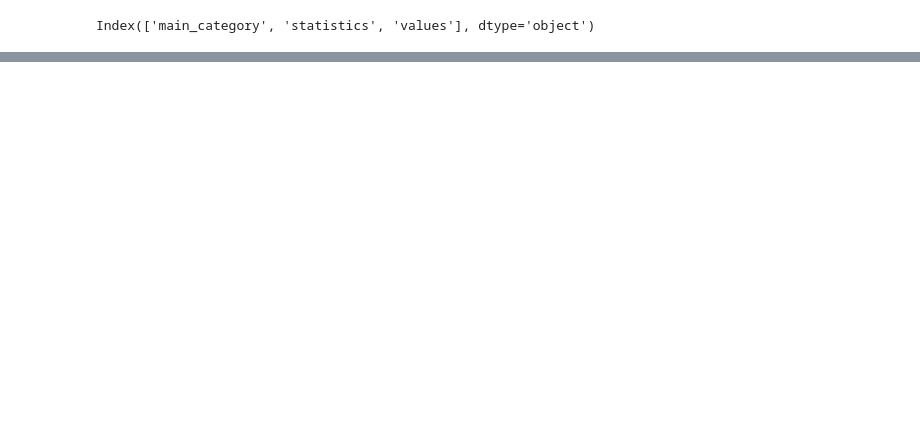
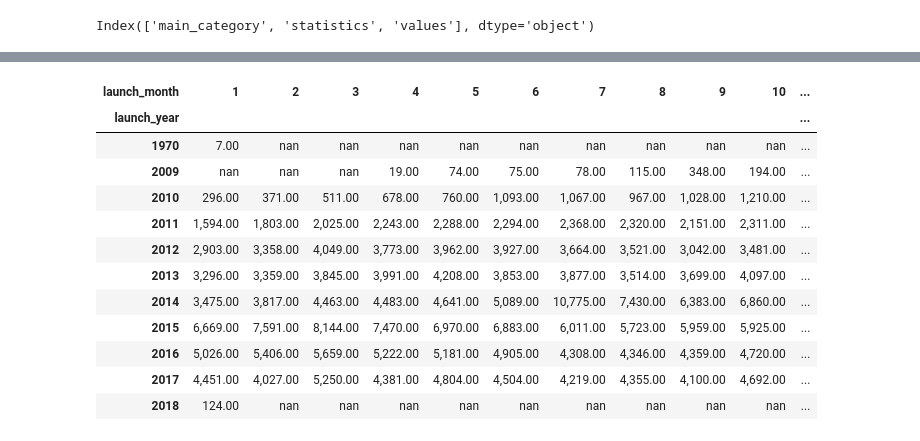
Before and after one commit to idontdomath/datos-exploratory-data-analysis, a Jupyter notebook: 2020-01/01-kickstarter-projects-stack-unstack-pivot.ipynb, the cells around one changed output, grey strips where cells are left out. Cells and saved outputs as stored; diff of their text form; code cells hidden in the pictures; blank space fills up the shorter version.

```diff
--- a/2020-01/01-kickstarter-projects-stack-unstack-pivot.ipynb
+++ b/2020-01/01-kickstarter-projects-stack-unstack-pivot.ipynb
@@ -721,0 +763,5 @@ projects_by_main_category_reshaped.pivot_table(index='main_category',columns='st
+# %%
+# procesamiento de fechas de lanzamiento en mes y año
+projects_2017['launched'] = pd.to_datetime(projects_2017['launched'])
+projects_2017['launch_month'] = projects_2017['launched'].dt.month
+projects_2017['launch_year'] = projects_2017['launched'].dt.year
@@ -721,0 +788,20 @@ projects_by_main_category_reshaped.pivot_table(index='main_category',columns='st
+# %%
+# generamos una columna para agregar y procesar mediante una tabla pivot
+projects_2017['active_project'] = 1
+for_heatmap = projects_2017.pivot_table(index='launch_year', columns='launch_month', values='active_project', aggfunc='sum')
+# %%
+for_heatmap
+# %% [output]
+| launch_month | 1 | 2 | 3 | 4 | 5 | 6 | 7 | 8 | 9 | 10 | ... |
+| launch_year |  |  |  |  |  |  |  |  |  |  | ... |
+| 1970 | 7.00 | nan | nan | nan | nan | nan | nan | nan | nan | nan | ... |
+| 2009 | nan | nan | nan | 19.00 | 74.00 | 75.00 | 78.00 | 115.00 | 348.00 | 194.00 | ... |
+| 2010 | 296.00 | 371.00 | 511.00 | 678.00 | 760.00 | 1,093.00 | 1,067.00 | 967.00 | 1,028.00 | 1,210.00 | ... |
+| 2011 | 1,594.00 | 1,803.00 | 2,025.00 | 2,243.00 | 2,288.00 | 2,294.00 | 2,368.00 | 2,320.00 | 2,151.00 | 2,311.00 | ... |
+| 2012 | 2,903.00 | 3,358.00 | 4,049.00 | 3,773.00 | 3,962.00 | 3,927.00 | 3,664.00 | 3,521.00 | 3,042.00 | 3,481.00 | ... |
+| 2013 | 3,296.00 | 3,359.00 | 3,845.00 | 3,991.00 | 4,208.00 | 3,853.00 | 3,877.00 | 3,514.00 | 3,699.00 | 4,097.00 | ... |
+| 2014 | 3,475.00 | 3,817.00 | 4,463.00 | 4,483.00 | 4,641.00 | 5,089.00 | 10,775.00 | 7,430.00 | 6,383.00 | 6,860.00 | ... |
+| 2015 | 6,669.00 | 7,591.00 | 8,144.00 | 7,470.00 | 6,970.00 | 6,883.00 | 6,011.00 | 5,723.00 | 5,959.00 | 5,925.00 | ... |
+| 2016 | 5,026.00 | 5,406.00 | 5,659.00 | 5,222.00 | 5,181.00 | 4,905.00 | 4,308.00 | 4,346.00 | 4,359.00 | 4,720.00 | ... |
+| 2017 | 4,451.00 | 4,027.00 | 5,250.00 | 4,381.00 | 4,804.00 | 4,504.00 | 4,219.00 | 4,355.00 | 4,100.00 | 4,692.00 | ... |
+| 2018 | 124.00 | nan | nan | nan | nan | nan | nan | nan | nan | nan | ... |
```
Also changed, not shown: parts of 17 cells of this notebook, 1 other file.
